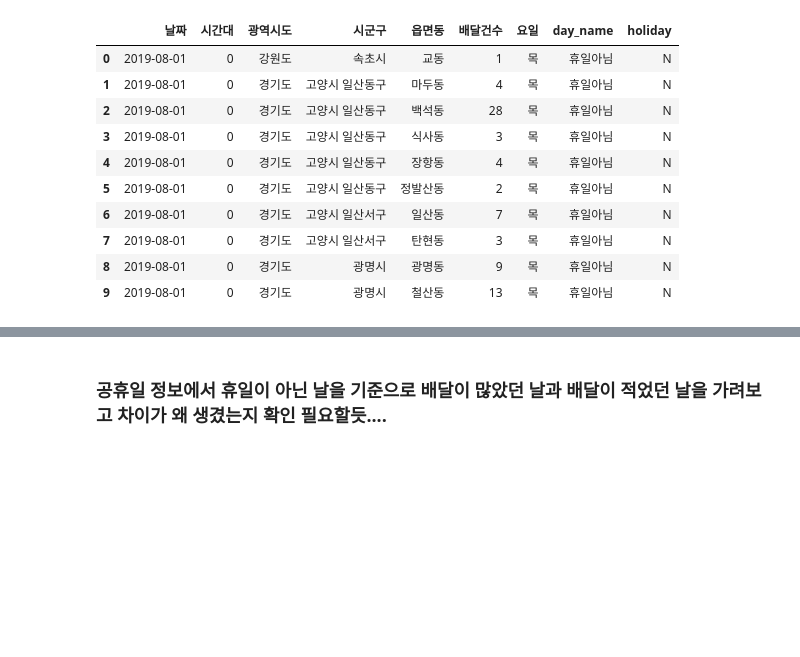
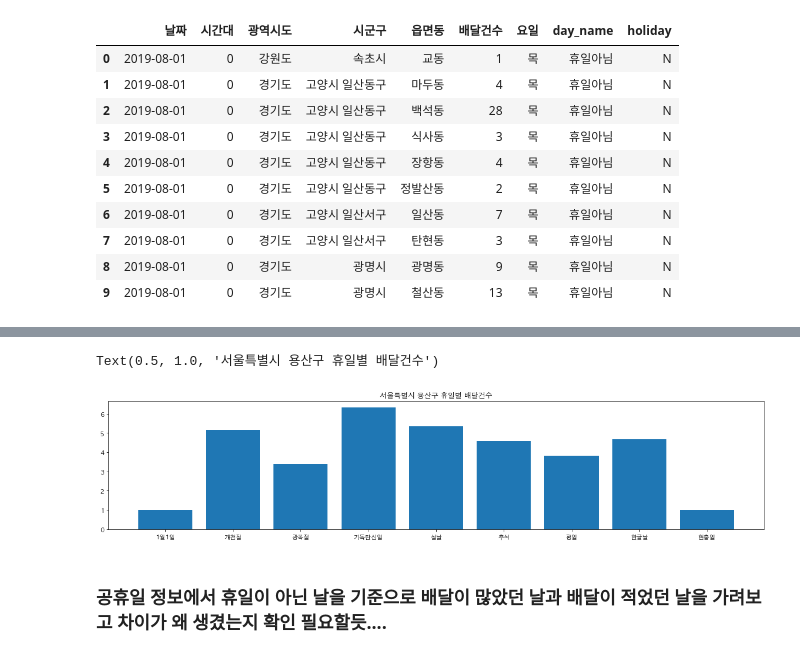
Before and after one commit to wish0728/Elice_teamproject2_team11_delivery, a Jupyter notebook: data-analysis/EDA/seula_요일 및 휴일별 배달건수 확인.ipynb, the cells around one changed output, grey strips where cells are left out. Saved outputs shown, nothing was run; the diff lists cells and outputs as text; code cells hidden in the pictures; blank space fills up the shorter version.

```diff
--- a/data-analysis/EDA/seula_요일 및 휴일별 배달건수 확인.ipynb
+++ b/data-analysis/EDA/seula_요일 및 휴일별 배달건수 확인.ipynb
@@ -221,3 +279,14 @@ df.head(10)
+# %%
+# 용산구에서, 각 공휴일 하루동안 발생하는 배달건수의 평균을 보여주기
+freq_by_holiday = df[df['시군구']=='용산구'].groupby('day_name').
+
+freq_by_holiday = df[df['시군구']=='용산구'].groupby('day_name').mean().reset_index()
+fig, ax = plt.subplots(figsize=(20, 4))
+ax.bar(freq_by_holiday['day_name'], freq_by_holiday['배달건수'])
+ax.set_title('서울특별시 용산구 휴일별 배달건수')
+# %% [output]
+Text(0.5, 1.0, '서울특별시 용산구 휴일별 배달건수')
+[figure, new version]
 # %% [markdown]
 ### 공휴일 정보에서 휴일이 아닌 날을 기준으로 배달이 많았던 날과 배달이 적었던 날을 가려보고 차이가 왜 생겼는지 확인 필요할듯....
 # %%
```
Also changed, not shown: parts of 24 cells of this notebook, 10 other files.
